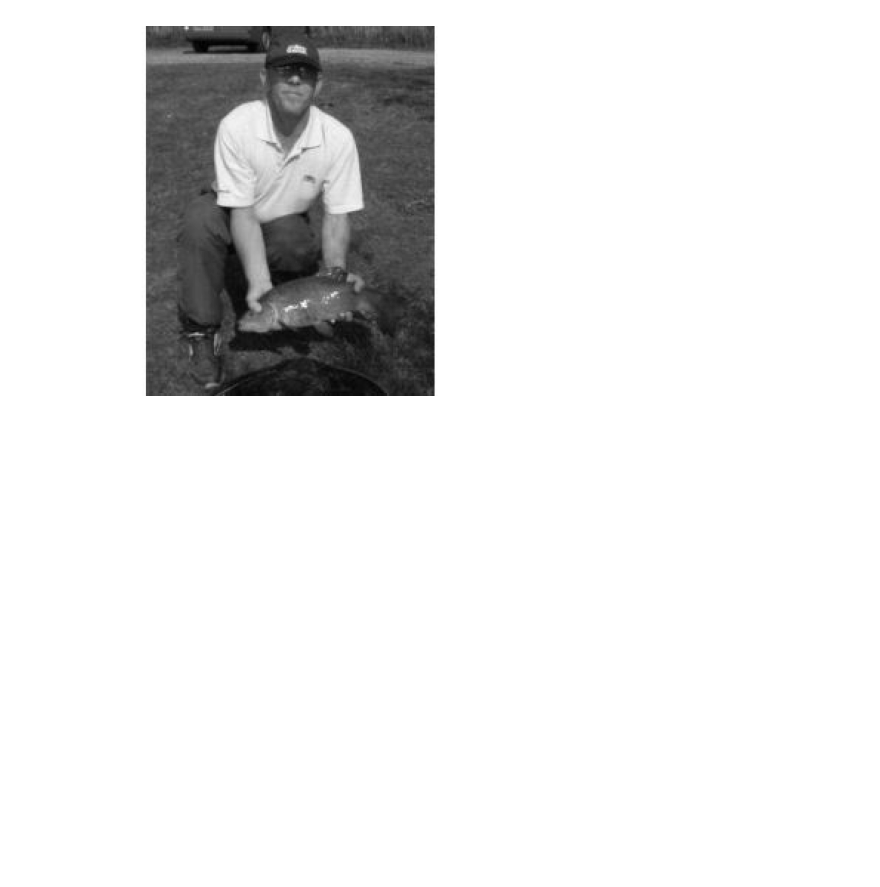
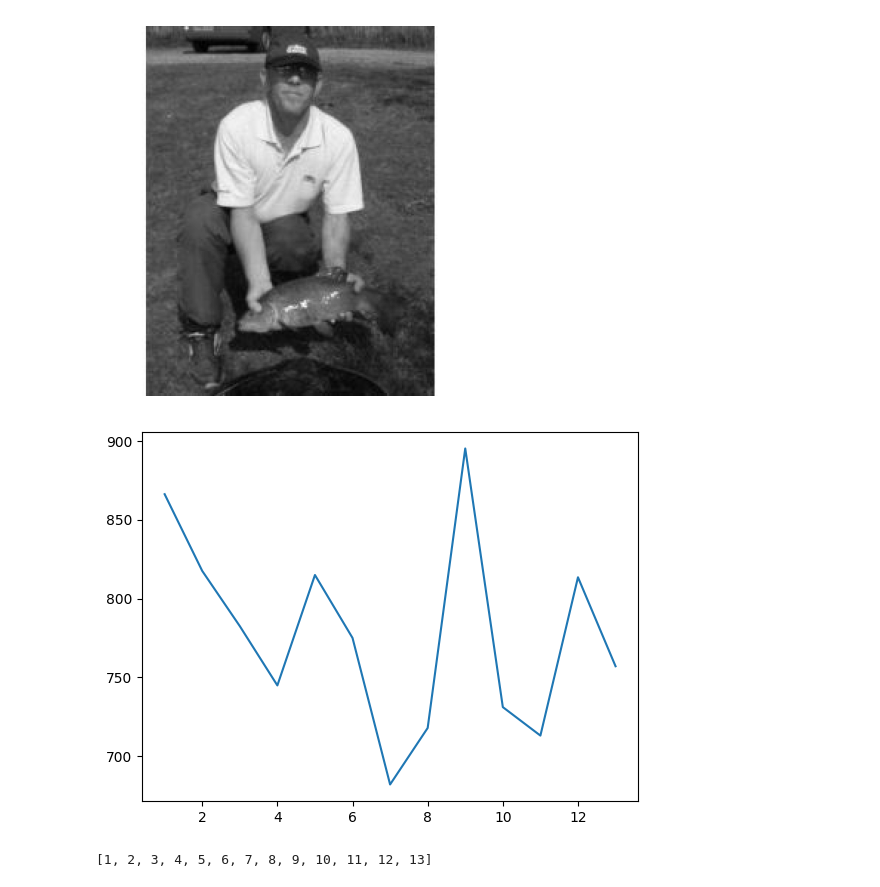
Before and after one commit to NadulaKadawedduwa/Multi-view_Denoising_Contrastive, a Jupyter notebook: playground.ipynb, the cells around one changed output. Saved outputs shown, nothing was run; the diff lists cells and outputs as text; code cells hidden in the pictures; blank space fills up the shorter version.

```diff
--- a/playground.ipynb
+++ b/playground.ipynb
@@ -61,3 +61,21 @@ plot_img(noisy_img.permute((1, 2, 0)))
 plot_img(img)
 # %% [output]
 [figure]
+# %%
+import numpy as np
+import cv2
+from matplotlib import pyplot as plt
+import os
+import re
+
+
+
+y = [866.1317749023438, 817.4989624023438, 782.4913940429688, 744.9010620117188, 814.9049682617188, 775.0090942382812, 682.1031494140625, 717.9232788085938, 895.1112060546875, 731.15185546875, 713.0975341796875, 813.4630737304688, 757.0565795898438]
+x = [i + 1 for i in range(len(y))]
+
+plt.plot(x, y)
+plt.show()
+x
+# %% [output]
+[figure, added]
+[1, 2, 3, 4, 5, 6, 7, 8, 9, 10, 11, 12, 13]
```
Also changed, not shown: parts of 5 cells of this notebook, 15 other files.
